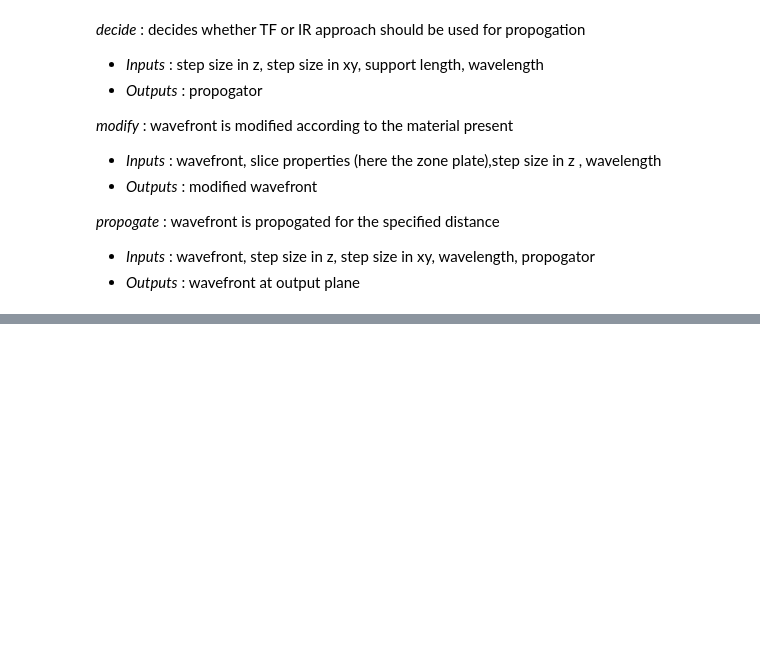
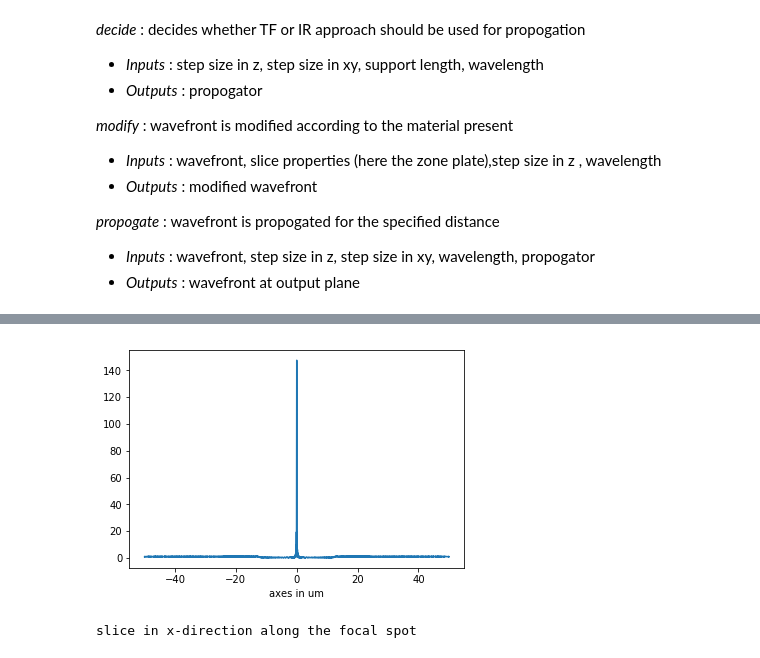
Before and after one commit to CXS-Scattering/zone_plate_testing, a Jupyter notebook: simulate_zp.ipynb, the cells around one changed output, grey strips where cells are left out. Cells and saved outputs as stored; diff of their text form; code cells hidden in the pictures; blank space fills up the shorter version.

```diff
--- a/simulate_zp.ipynb
+++ b/simulate_zp.ipynb
@@ -105,0 +172,9 @@ def simulate(wavefront,zp,prop_steps,zone_plate_length,n,N1=0,N2=0):
+# %%
+x = np.linspace(zp_coords[0],zp_coords[1],n)
+plt.plot(x,abs(wavefront_focus)[5000,:])
+plt.xlabel('axes in um')
+plt.show()
+print('slice in x-direction along the focal spot')
+# %% [output]
+[figure, added]
+slice in x-direction along the focal spot
```
Also changed, not shown: parts of 19 cells of this notebook, 1 other file.
